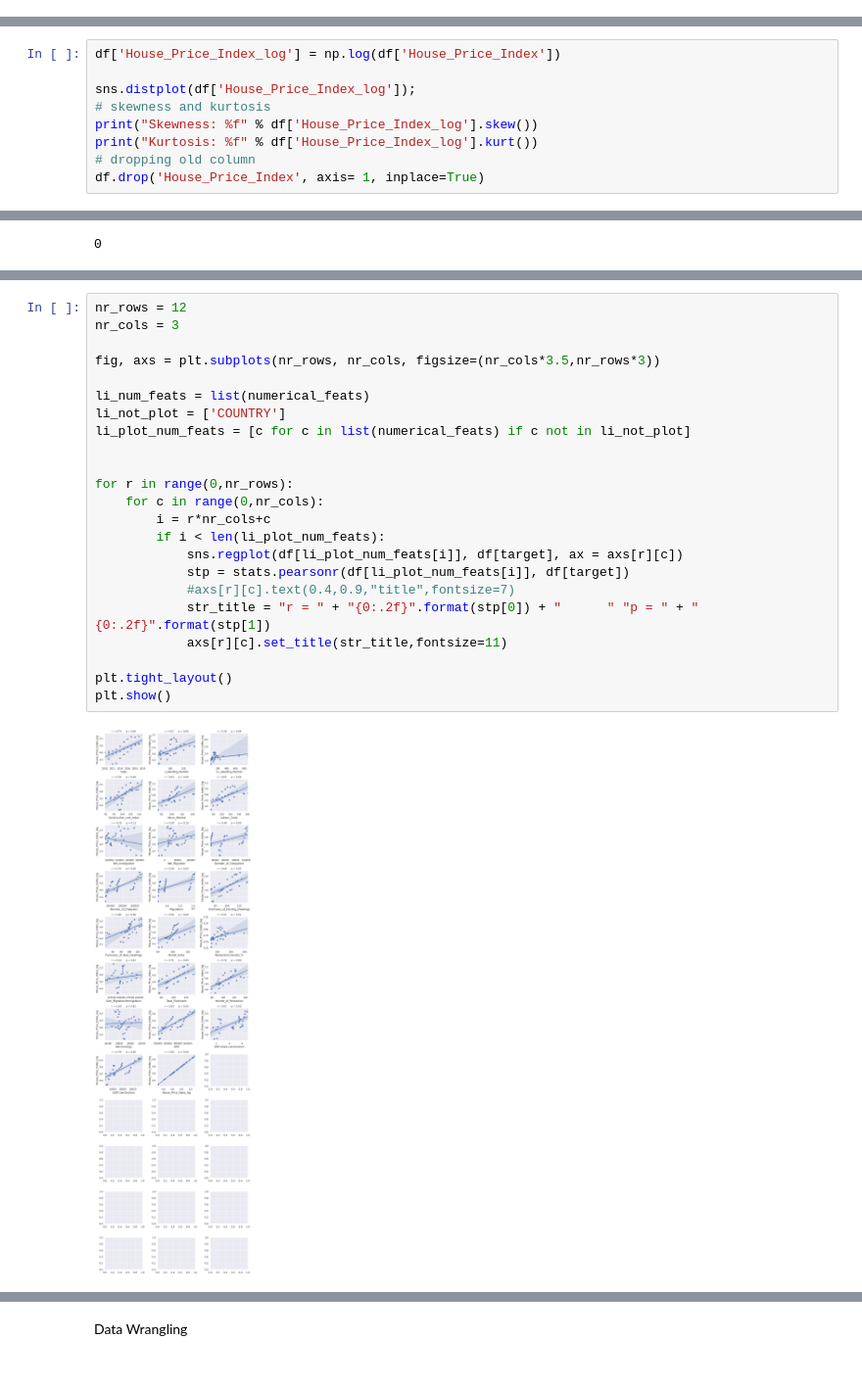
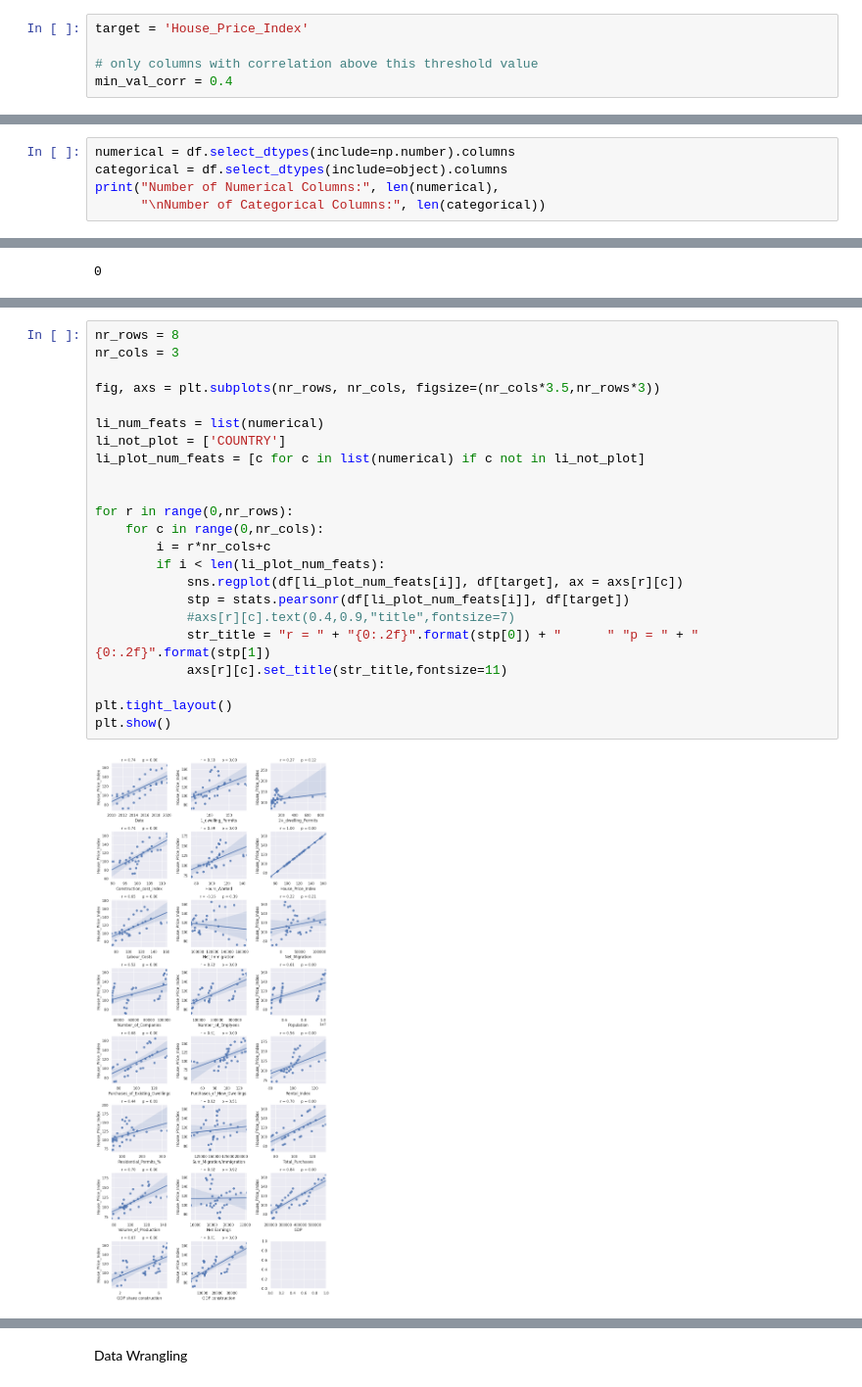
Before and after one commit to sbs23003/CA-Contstruction-Industry, a Jupyter notebook: machine_learning.ipynb, the cells around one changed output, grey strips where cells are left out. Shown at 98% size. Saved outputs shown, nothing was run; the diff lists cells and outputs as text.

```diff
--- a/machine_learning.ipynb
+++ b/machine_learning.ipynb
@@ -85,2 +39,7 @@ drop_similar = 1
+# %%
+target = 'House_Price_Index'
+
+# only columns with correlation above this threshold value
+min_val_corr = 0.4
 # %%
 df = pd.read_csv('/content/data.csv')
@@ -93,12 +76,3 @@ print("Kurtosis: %f" % df['House_Price_Index'].kurt())
 Skewness: 0.364021
 Kurtosis: -0.372082
 [figure]
-# %%
-df['House_Price_Index_log'] = np.log(df['House_Price_Index'])
-
-sns.distplot(df['House_Price_Index_log']);
-# skewness and kurtosis
-print("Skewness: %f" % df['House_Price_Index_log'].skew())
-print("Kurtosis: %f" % df['House_Price_Index_log'].kurt())
-# dropping old column
-df.drop('House_Price_Index', axis= 1, inplace=True)
@@ -117,0 +79,5 @@ Number of Categorical features:  1
+# %%
+numerical = df.select_dtypes(include=np.number).columns
+categorical = df.select_dtypes(include=object).columns
+print("Number of Numerical Columns:", len(numerical),
+      "\nNumber of Categorical Columns:", len(categorical))
@@ -147,25 +93,25 @@ House_Price_Index_log                           Skewness: -0.12     Kurtosis: -0
 # %%
-nr_rows = 12
+nr_rows = 8
 nr_cols = 3
 
 fig, axs = plt.subplots(nr_rows, nr_cols, figsize=(nr_cols*3.5,nr_rows*3))
 
-li_num_feats = list(numerical_feats)
+li_num_feats = list(numerical)
 li_not_plot = ['COUNTRY']
-li_plot_num_feats = [c for c in list(numerical_feats) if c not in li_not_plot]
+li_plot_num_feats = [c for c in list(numerical) if c not in li_not_plot]
 
 
 for r in range(0,nr_rows):
     for c in range(0,nr_cols):
         i = r*nr_cols+c
         if i < len(li_plot_num_feats):
             sns.regplot(df[li_plot_num_feats[i]], df[target], ax = axs[r][c])
             stp = stats.pearsonr(df[li_plot_num_feats[i]], df[target])
             #axs[r][c].text(0.4,0.9,"title",fontsize=7)
             str_title = "r = " + "{0:.2f}".format(stp[0]) + "      " "p = " + "{0:.2f}".format(stp[1])
             axs[r][c].set_title(str_title,fontsize=11)
 
 plt.tight_layout()
 plt.show()
 # %% [output]
-[figure, old version]
+[figure, new version]
```
Also changed, not shown: parts of 30 cells of this notebook.
